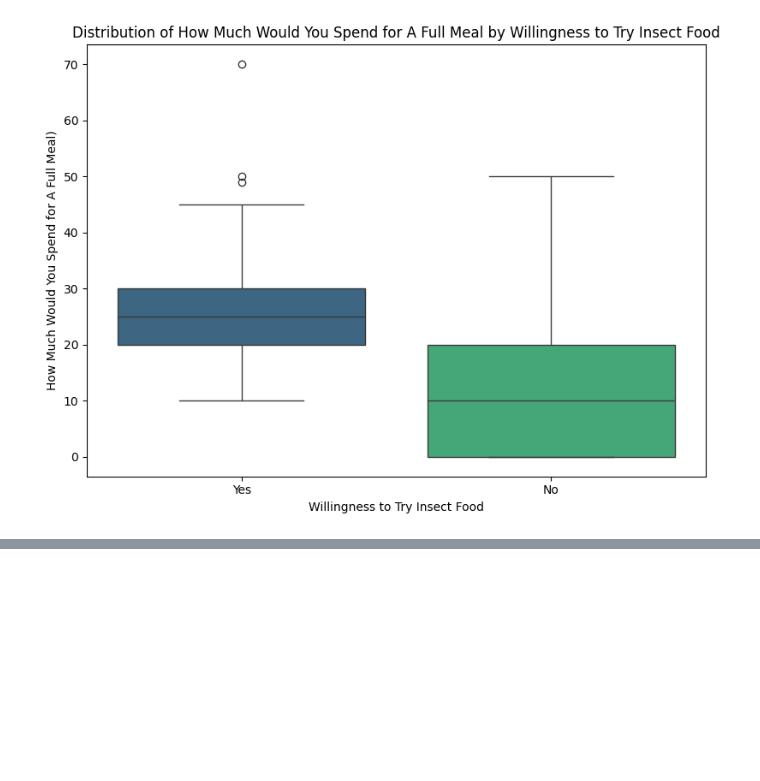
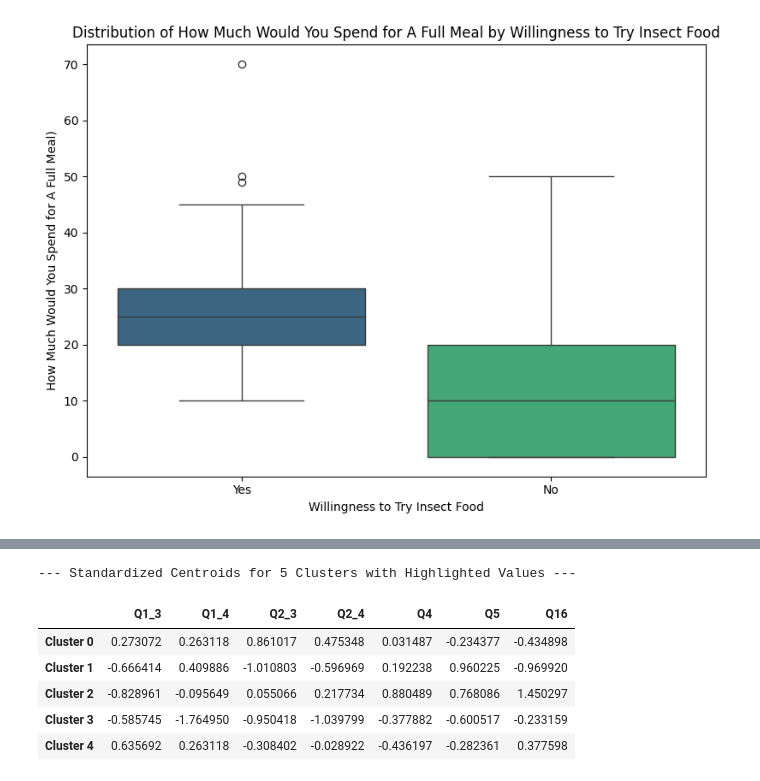
Before and after one commit to rix031110/Projects, a Jupyter notebook: 1.Novel_Food_Business_Analysis.ipynb, the cells around one changed output, grey strips where cells are left out. Saved outputs shown, nothing was run; the diff lists cells and outputs as text; code cells hidden in the pictures; blank space fills up the shorter version.

```diff
--- a/1.Novel_Food_Business_Analysis.ipynb
+++ b/1.Novel_Food_Business_Analysis.ipynb
@@ -28,7 +28,7 @@ df.head()
 # %%
 used_columns = [
     'Q1_1','Q1_2','Q1_3','Q1_4','Q1_5',
-    'Q1_6','Q1_7','Q1_8','Q1_9','Q1_10',''
+    'Q1_6','Q1_7','Q1_8','Q1_9','Q1_10',
     'Q3',
     'Q5',
     'Q23',
@@ -43,7 +43,9 @@ used_columns = [
     'Q17_6','Q17_7','Q17_8','Q17_9','Q17_10',
     'Q18_1','Q18_2','Q18_3',
     'Q18_4','Q18_5','Q18_6',
-    'Q19','Q20','Q22','Q25','Q27'
+    'Q19','Q20','Q22','Q25','Q27',
+    'Q29_1','Q29_2','Q29_3','Q29_4','Q29_5',
+    'Q2_3', 'Q2_4', 'Q4'
 ]
 
 used_columns = [col for col in used_columns if col in df.columns]
@@ -791,0 +745,14 @@ Based on the elbow plot, you can choose an optimal `k`. For demonstration, let's
+# %%
+selected_col = [
+    'Q1_3','Q1_4',
+    'Q2_3','Q2_4',
+    'Q4',
+    'Q5',
+    'Q16'
+]
+
+usate = [col for col in selected_col if col in df.columns]
+
+
+final_data = df[usate]
+print(final_data.head())
@@ -791,0 +875,57 @@ Based on the elbow plot, you can choose an optimal `k`. For demonstration, let's
+# %%
+from sklearn.cluster import KMeans
+from sklearn.preprocessing import StandardScaler
+import pandas as pd
+
+# Ensure final_data_cleaned and scaled_data are available from previous execution
+# If not, uncomment and run the following lines:
+# file_path = '/content/Novel_Food_Dataset.xlsx'
+# data = pd.read_excel(file_path, header=0)
+# selected_col = ['Q1_3','Q1_4','Q2_3','Q2_4','Q4','Q5','Q16']
+# usate = [col for col in selected_col if col in data.columns]
+# final_data = data[usate]
+# final_data_cleaned = final_data.dropna()
+# scaler = StandardScaler()
+# scaled_data = scaler.fit_transform(final_data_cleaned)
+
+# Perform K-Means with 5 clusters
+n_clusters = 5
+kmeans_5_clusters = KMeans(n_clusters=n_clusters, random_state=42, n_init='auto')
+kmeans_5_clusters.fit(scaled_data)
+
+# Get the standardized centroids
+centroids_standardized = pd.DataFrame(
+    kmeans_5_clusters.cluster_centers_,
+    columns=final_data_cleaned.columns,
+    index=[f'Cluster {i}' for i in range(n_clusters)]
+)
+
+# Define the styling function
+def highlight_centroid_values(s):
+    is_max = s.nlargest(2).index
+    is_min = s.nsmallest(2).index
+    is_mid = s.drop(is_max).drop(is_min).nlargest(3).index # Get the remaining 3 as intermediate
+
+    colors = []
+    for val_index in s.index:
+        if val_index in is_max:
+            colors.append('background-color: lightgreen') # Green for top 2
+        elif val_index in is_min:
+            colors.append('background-color: lightcoral')  # Red for bottom 2
+        elif val_index in is_mid:
+            colors.append('background-color: lightyellow') # Yellow for middle 3
+        else:
+            colors.append('')
+    return colors
+
+print(f"\n--- Standardized Centroids for {n_clusters} Clusters with Highlighted Values ---\n")
+styled_centroids = centroids_standardized.style.apply(highlight_centroid_values, axis=0)
+display(styled_centroids)
+# %% [output]
+--- Standardized Centroids for 5 Clusters with Highlighted Values ---
+|  | Q1_3 | Q1_4 | Q2_3 | Q2_4 | Q4 | Q5 | Q16 |
+| Cluster 0 | 0.273072 | 0.263118 | 0.861017 | 0.475348 | 0.031487 | -0.234377 | -0.434898 |
+| Cluster 1 | -0.666414 | 0.409886 | -1.010803 | -0.596969 | 0.192238 | 0.960225 | -0.969920 |
+| Cluster 2 | -0.828961 | -0.095649 | 0.055066 | 0.217734 | 0.880489 | 0.768086 | 1.450297 |
+| Cluster 3 | -0.585745 | -1.764950 | -0.950418 | -1.039799 | -0.377882 | -0.600517 | -0.233159 |
+| Cluster 4 | 0.635692 | 0.263118 | -0.308402 | -0.028922 | -0.436197 | -0.282361 | 0.377598 |
```
Also changed, not shown: parts of 14 cells of this notebook.
